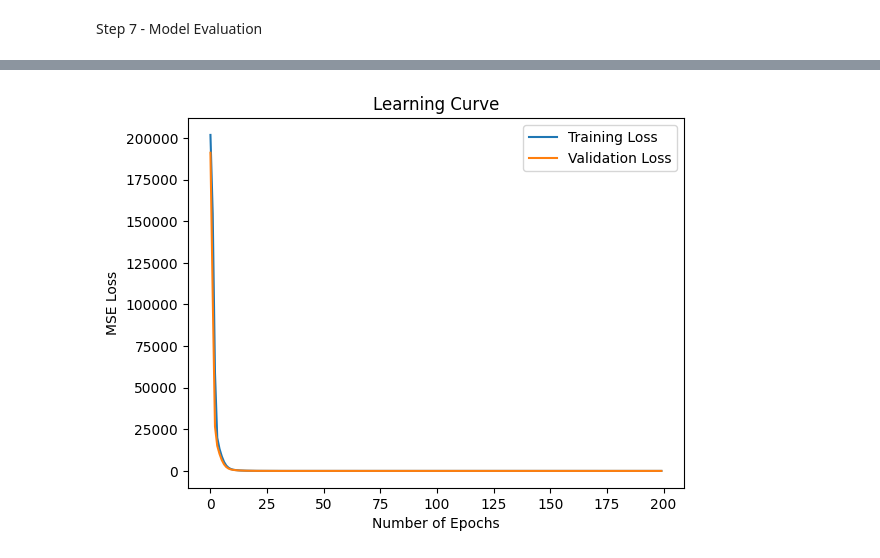
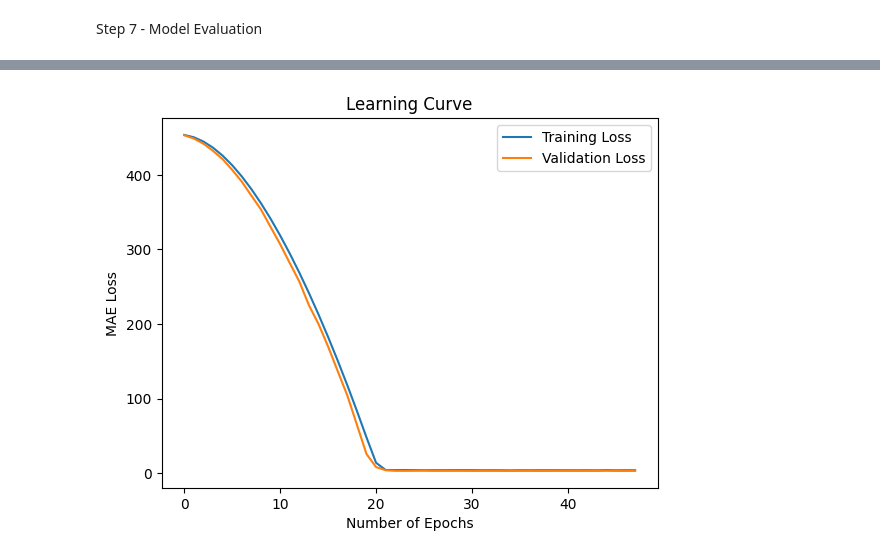
Before and after one commit to khushi-2003/AI-projects, a Jupyter notebook: PowerEnergyPrediction_ANN.ipynb, the cells around one changed output, grey strips where cells are left out. Saved outputs shown, nothing was run; the diff lists cells and outputs as text; code cells hidden in the pictures.

```diff
--- a/PowerEnergyPrediction_ANN.ipynb
+++ b/PowerEnergyPrediction_ANN.ipynb
@@ -246,6 +249,7 @@ from keras.layers import BatchNormalization
 # %%
+from keras.layers import BatchNormalization
 # Intialize the model
-model_bn= Sequential()
+model_bn = Sequential()
 
 # Add the Input layer
 model_bn.add(Input(shape=(x_train.shape[1],)))
@@ -264,6 +268,5 @@ model_bn.add(BatchNormalization())
 
 # Add the Output layer
 model_bn.add(Dense(units=1,activation='linear'))
-
-
-model_bn.compile(optimizer='adam',loss='mse',metrics=['accuracy'])
+# %%
+model_bn.compile(optimizer='adam',loss='mae',metrics =['accuracy'])
@@ -270,7 +275,4 @@ model_bn.compile(optimizer='adam',loss='mse',metrics=['accuracy'])
 # %%
-es = EarlyStopping(monitor='val_loss',patience=10)
-
-
-nn_bn=model.fit(x_train,y_train,validation_split=0.2,epochs=200,callbacks=[es])
+nn_bn = model_bn.fit(x_train,y_train,validation_split=0.2,epochs=200,callbacks=[es])
 # %% [output]
 Epoch 1/200
@@ -293,11 +295,11 @@ Epoch 30/200
 # %%
 import matplotlib.pyplot as plt
-plt.plot(nn.history['loss'],label='Training Loss')
-plt.plot(nn.history['val_loss'],label='Validation Loss')
+plt.plot(nn_bn.history['loss'],label='Training Loss')
+plt.plot(nn_bn.history['val_loss'],label='Validation Loss')
 plt.title("Learning Curve")
 plt.xlabel("Number of Epochs")
-plt.ylabel("MSE Loss")
+plt.ylabel("MAE Loss")
 plt.legend()
 plt.show()
 # %% [output]
-[figure, old version]
+[figure, new version]
```
Also changed, not shown: parts of 25 cells of this notebook.
